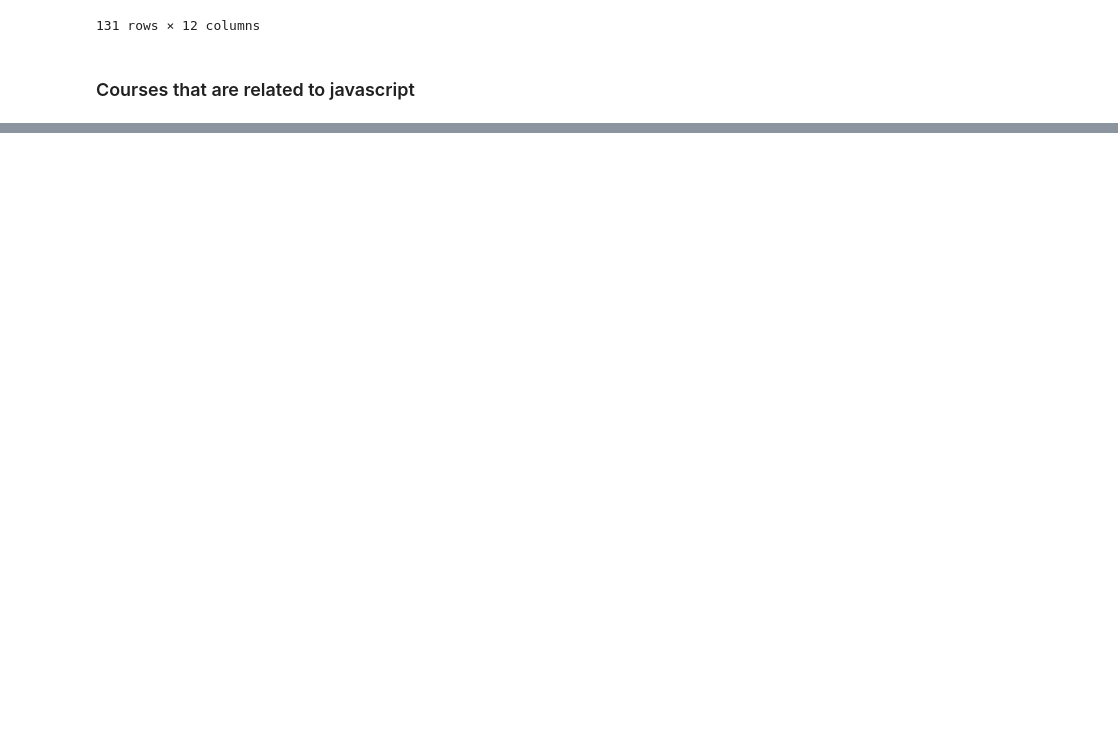
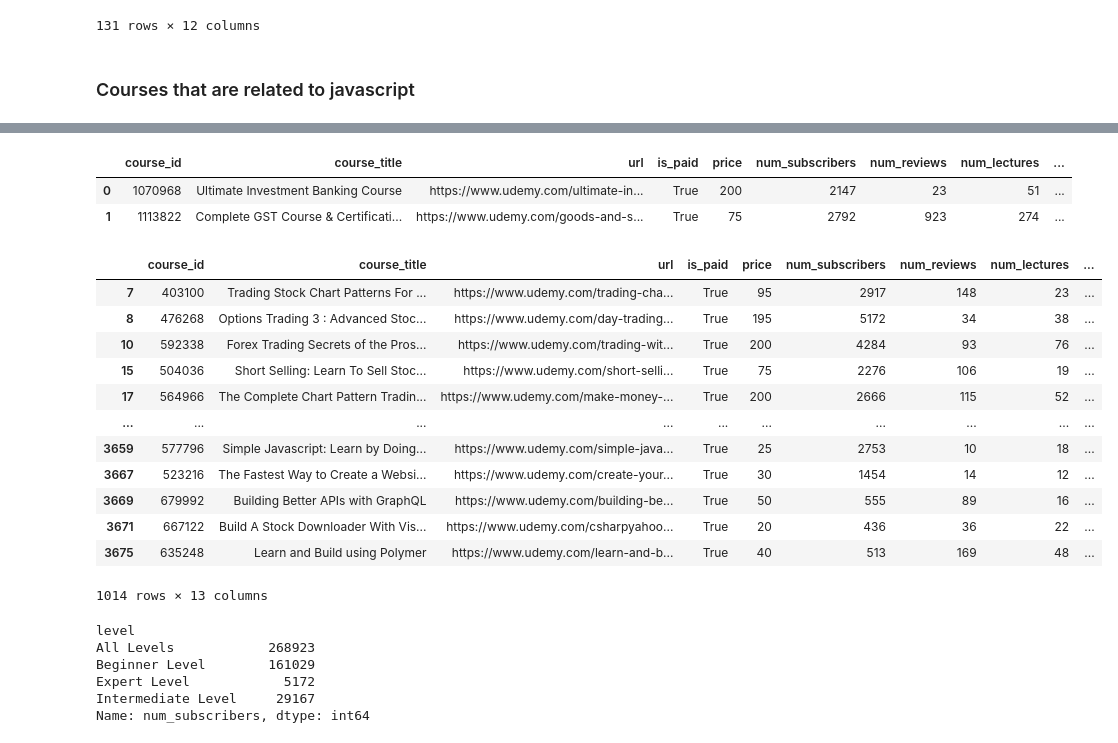
Before and after one commit to PurityKM/python-learn, a Jupyter notebook: UdemyData.ipynb, the cells around one changed output, grey strips where cells are left out. Cells and saved outputs as stored; diff of their text form; code cells hidden in the pictures; blank space fills up the shorter version.

```diff
--- a/UdemyData.ipynb
+++ b/UdemyData.ipynb
@@ -216,0 +233,3 @@ udemydata[udemydata.course_title.str.contains('Javascript')]
+# %%
+udemydata['published_timestamp'] = pd.to_datetime(udemydata.published_timestamp)
+udemydata.dtypes
@@ -216,0 +250,34 @@ udemydata[udemydata.course_title.str.contains('Javascript')]
+# %%
+## Add the year column
+udemydata['year'] = udemydata['published_timestamp'].dt.year
+udemydata.head(2)
+# %% [output]
+|  | course_id | course_title | url | is_paid | price | num_subscribers | num_reviews | num_lectures | ... |
+| 0 | 1070968 | Ultimate Investment Banking Course | https://www.udemy.com/ultimate-in... | True | 200 | 2147 | 23 | 51 | ... |
+| 1 | 1113822 | Complete GST Course & Certificati... | https://www.udemy.com/goods-and-s... | True | 75 | 2792 | 923 | 274 | ... |
+# %%
+udemydata[udemydata['year'] == 2015]
+# %% [output]
+|  | course_id | course_title | url | is_paid | price | num_subscribers | num_reviews | num_lectures | ... |
+| 7 | 403100 | Trading Stock Chart Patterns For ... | https://www.udemy.com/trading-cha... | True | 95 | 2917 | 148 | 23 | ... |
+| 8 | 476268 | Options Trading 3 : Advanced Stoc... | https://www.udemy.com/day-trading... | True | 195 | 5172 | 34 | 38 | ... |
+| 10 | 592338 | Forex Trading Secrets of the Pros... | https://www.udemy.com/trading-wit... | True | 200 | 4284 | 93 | 76 | ... |
+| 15 | 504036 | Short Selling: Learn To Sell Stoc... | https://www.udemy.com/short-selli... | True | 75 | 2276 | 106 | 19 | ... |
+| 17 | 564966 | The Complete Chart Pattern Tradin... | https://www.udemy.com/make-money-... | True | 200 | 2666 | 115 | 52 | ... |
+| ... | ... | ... | ... | ... | ... | ... | ... | ... | ... |
+| 3659 | 577796 | Simple Javascript: Learn by Doing... | https://www.udemy.com/simple-java... | True | 25 | 2753 | 10 | 18 | ... |
+| 3667 | 523216 | The Fastest Way to Create a Websi... | https://www.udemy.com/create-your... | True | 30 | 1454 | 14 | 12 | ... |
+| 3669 | 679992 | Building Better APIs with GraphQL | https://www.udemy.com/building-be... | True | 50 | 555 | 89 | 16 | ... |
+| 3671 | 667122 | Build A Stock Downloader With Vis... | https://www.udemy.com/csharpyahoo... | True | 20 | 436 | 36 | 22 | ... |
+| 3675 | 635248 | Learn and Build using Polymer | https://www.udemy.com/learn-and-b... | True | 40 | 513 | 169 | 48 | ... |
+1014 rows × 13 columns
+# %%
+#udemydata.head(1)
+udemydata.groupby('level')['num_subscribers'].max()
+# %% [output]
+level
+All Levels            268923
+Beginner Level        161029
+Expert Level            5172
+Intermediate Level     29167
+Name: num_subscribers, dtype: int64
```
Also changed, not shown: parts of 2 cells of this notebook.
